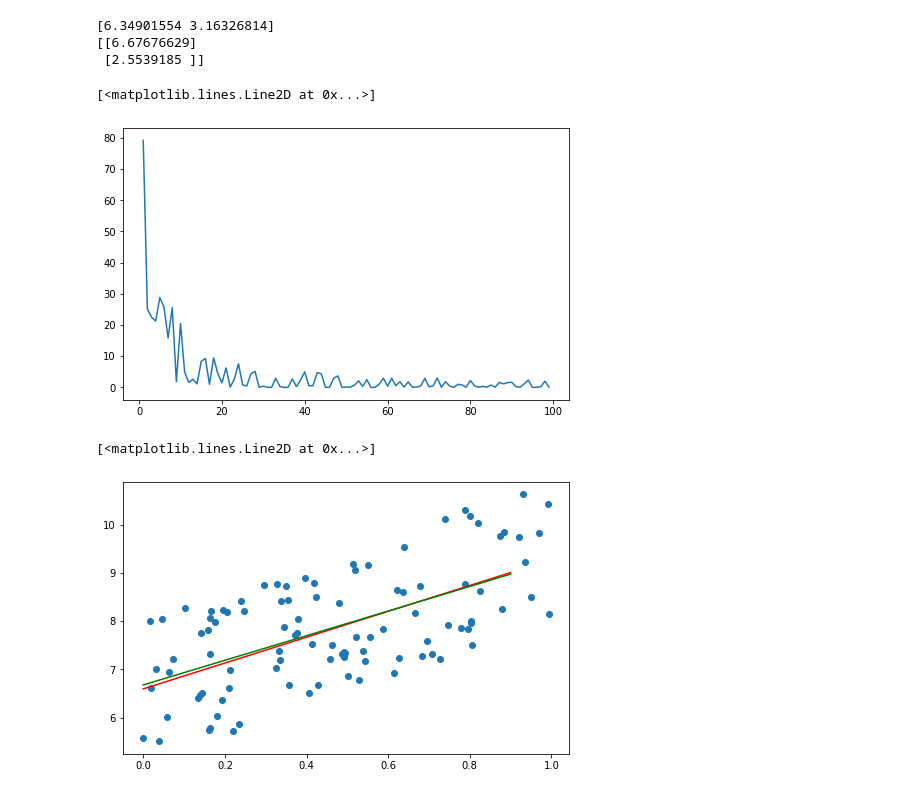
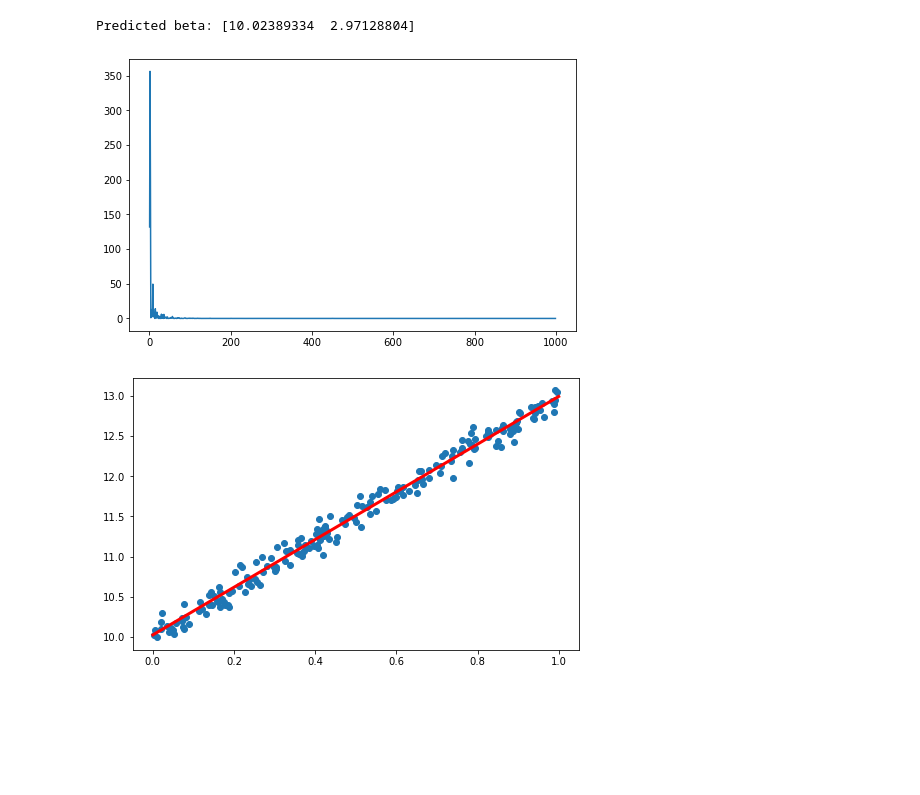
Before and after one commit to luk27182/ML-Explainers, a Jupyter notebook: SGD for Linear Regression.ipynb, the cells around one changed output. Drawn from its saved outputs; the diff is of its cells as text; code cells hidden in the pictures; blank space fills up the shorter version.

```diff
--- a/SGD for Linear Regression.ipynb
+++ b/SGD for Linear Regression.ipynb
@@ -5,13 +17,9 @@ import matplotlib.pyplot as plt
 # %%
-import statsmodels.api as sm
-b0 = 5
-b1 = 3
+intercept = 10
+slope = 3
 
-X = np.random.rand(100,1)
-y = b0+b1*X
+# beta_true is the true value of beta; we will use SGD to approximate it later
+beta_true = np.array([[intercept,slope]])
 
-X=sm.add_constant(X)
-y = y + 3*np.random.rand(y.shape[0], 1)
-
-plt.figure(figsize=(8,5))
-plt.scatter(X[:,1],y)
+X = sm.add_constant(np.random.rand(200,1)) # Get 100 random samples for the X values
+y = X@np.transpose(beta_true)+np.random.normal(loc=0, scale=0.1, size=(X.shape[0], 1)) # Calculate y-values
@@ -21,45 +50,39 @@ plt.scatter(X[:,1],y)
 # %%
-from tqdm import tqdm
-import math
-
-X_const = sm.add_constant(X)
-y = y
-
-beta = np.zeros(X_const.shape[1])
-beta_star = np.linalg.inv(np.transpose(X)@X)@np.transpose(X)@y
+beta = np.zeros(X_const.shape[1]) # First, we initialize beta to 0. An arbitrary choice
 
 
-loss_values = []
+loss_values = [] # We will plot the loss at each time step for a visualization later
 
-time_steps = np.arange(1,int(1e2))
-for t in tqdm(time_steps):
-    selected = np.random.randint(0,X.shape[0])
-    x = X[selected]
-    y_true = y[selected]
-    y_hat = np.dot(beta, x)
-    loss_values.append((y_true-y_hat)**2)
+time_steps = 1e3
 
-    eta = 0.08/math.sqrt(t)
-    g = -2*(y_true-y_hat)*x
-    beta -= eta*g
+for t in tqdm(np.arange(1,time_steps)):
+    index = np.random.randint(0,X.shape[0]) # Select a random index
 
-print(beta)
-print(beta_star)
+    x = X[index]
+    y_true = y[index]
+
+    y_hat = np.transpose(beta)@x # Our prediction is y_i = beta^T x_i
+
+    loss_values.append((y_true-y_hat)**2) # Append the squared error for our visualization
+
+    eta = 1/math.sqrt(t) # Define the learning rate as 1/sqrt(t)
+    g = -2*(y_true-y_hat)*x # Use our formula for the gradient, as derived earlier
+
+    beta -= eta*g # Update beta according to our update rule
+
+print("Predicted beta:", beta)
 plt.figure(figsize=(8,5))
-plt.plot(time_steps, loss_values)
+plt.plot(np.arange(1,time_steps), loss_values)
+plt.show()
 # %% [output]
-[6.34901554 3.16326814]
-[[6.67676629]
- [2.5539185 ]]
+Predicted beta: [10.02389334  2.97128804]
-[<matplotlib.lines.Line2D at 0x...>]
-[figure, old version]
+[figure, new version]
 # %%
 plt.figure(figsize=(8,5))
 plt.scatter(X[:, 1],y)
 
-domain = np.arange(1, step=0.1)
-plt.plot(domain, beta[0]+beta[1]*domain, color="red")
-plt.plot(domain, beta_star[0]+beta_star[1]*domain, color="green")
+domain = np.arange(np.max(X[:, 1])+0.1, step=0.1)
+plt.plot(domain, beta[0]+beta[1]*domain, color="red", linewidth=3)
+plt.show()
 # %% [output]
-[<matplotlib.lines.Line2D at 0x...>]
-[figure, old version]
+[figure, new version]
```
Also changed, not shown: parts of 16 cells of this notebook.
